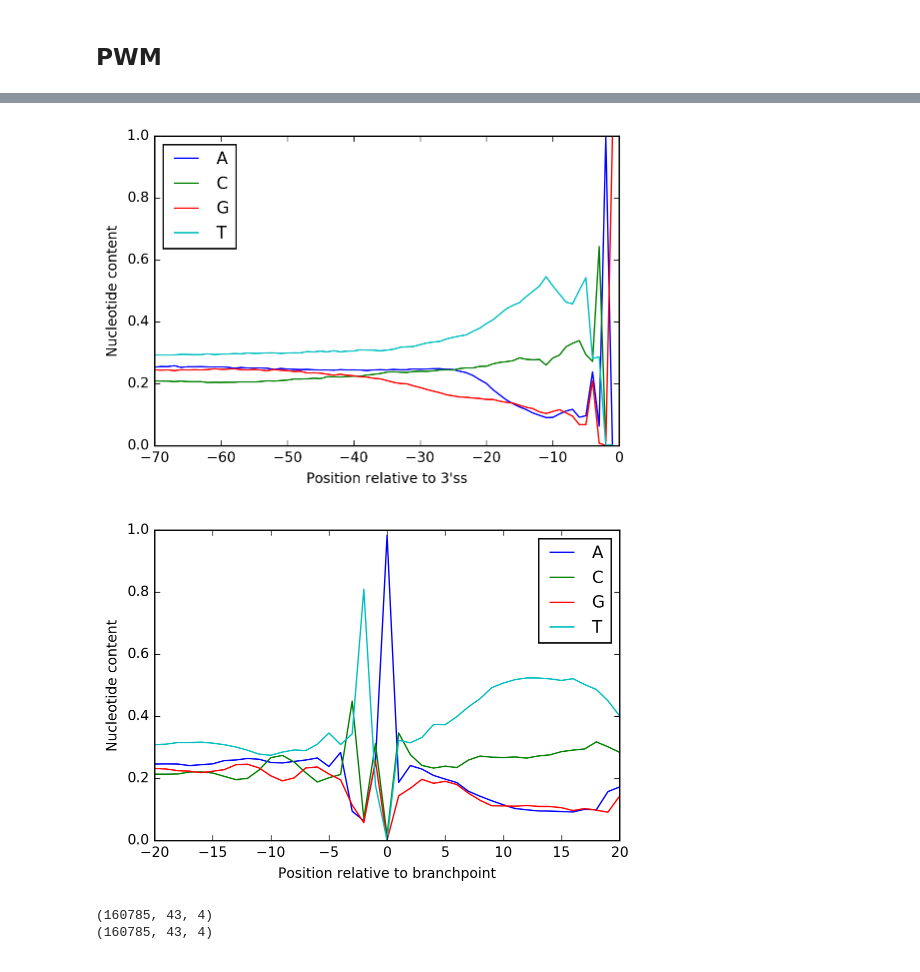
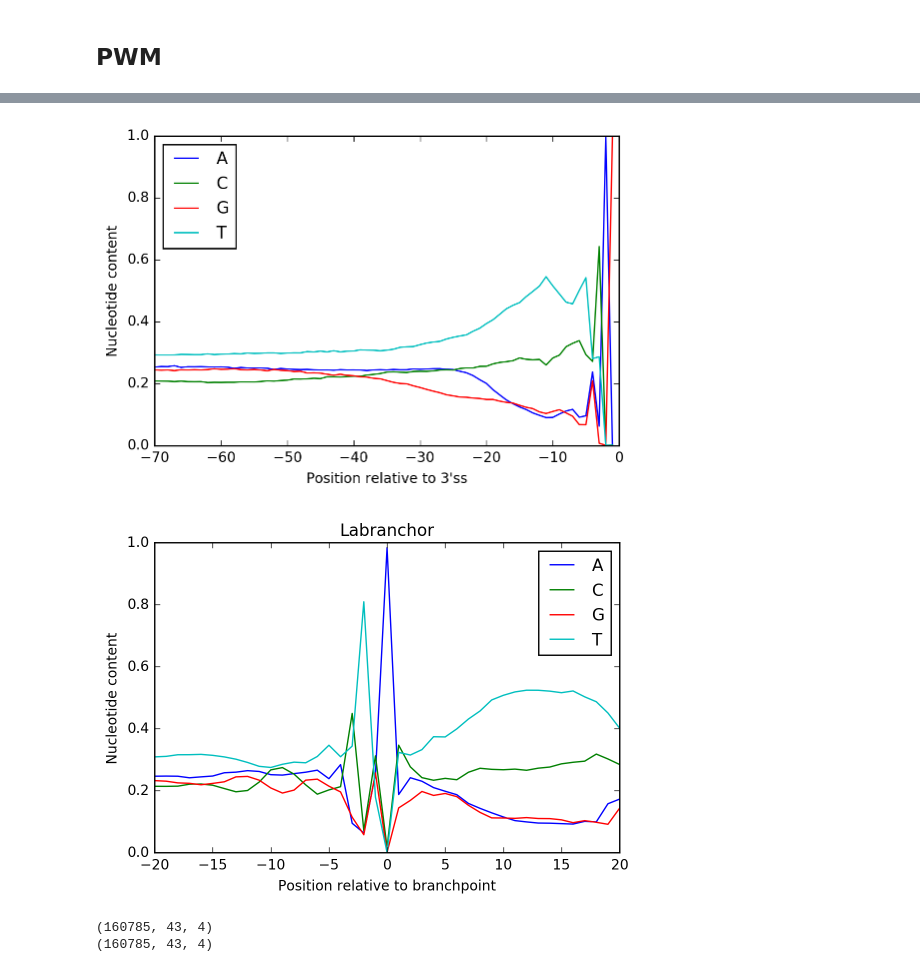
Before and after one commit to jpaggi/labranchor, a Jupyter notebook: notebooks/landscape_mercer.ipynb, the cells around one changed output, grey strips where cells are left out. Saved outputs shown, nothing was run; the diff lists cells and outputs as text; code cells hidden in the pictures.

```diff
--- a/notebooks/landscape_mercer.ipynb
+++ b/notebooks/landscape_mercer.ipynb
@@ -410,0 +412,17 @@ pwm_logo(counts / total, names[2])
+# %%
+for i, base in enumerate(bases):
+    plt.plot(range(-70, 0), X_known[:, :, i].mean(axis = 0), label = base)
+plt.legend(loc='best')
+plt.xlabel("Position relative to 3'ss")
+plt.ylabel('Nucleotide content')
+plt.show()
+
+K = 20
+for i, base in enumerate(bases):
+    plt.plot(range(-K, K+1), cons_known(X_known, y_known, i), label = base)
+plt.legend(loc='best')
+plt.xlabel('Position relative to branchpoint')
+plt.ylabel('Nucleotide content')
+plt.title('Mercer et. al.')
+plt.ylim(0, 1)
+plt.show()
@@ -411,21 +432,22 @@ pwm_logo(counts / total, names[2])
 # %%
 for i, base in enumerate(bases):
     plt.plot(range(-70, 0), X_all[:, :, i].mean(axis = 0), label = base)
 plt.legend(loc='best')
 plt.xlabel("Position relative to 3'ss")
 plt.ylabel('Nucleotide content')
 plt.show()
 
 K = 20
 for i, base in enumerate(bases):
     plt.plot(range(-K, K+1), cons_novel(X_all, y_all, i), label = base)
 plt.legend(loc='best')
 plt.xlabel('Position relative to branchpoint')
 plt.ylabel('Nucleotide content')
+plt.title('Labranchor')
 plt.show()
 # %% [output]
 [figure]
-[figure, old version]
+[figure, new version]
 # %%
 bps = []
 for seq, bp in zip(X_all, np.argmax(y_all,axis = 1)):
```
Also changed, not shown: parts of 7 cells of this notebook, 12 other files.
